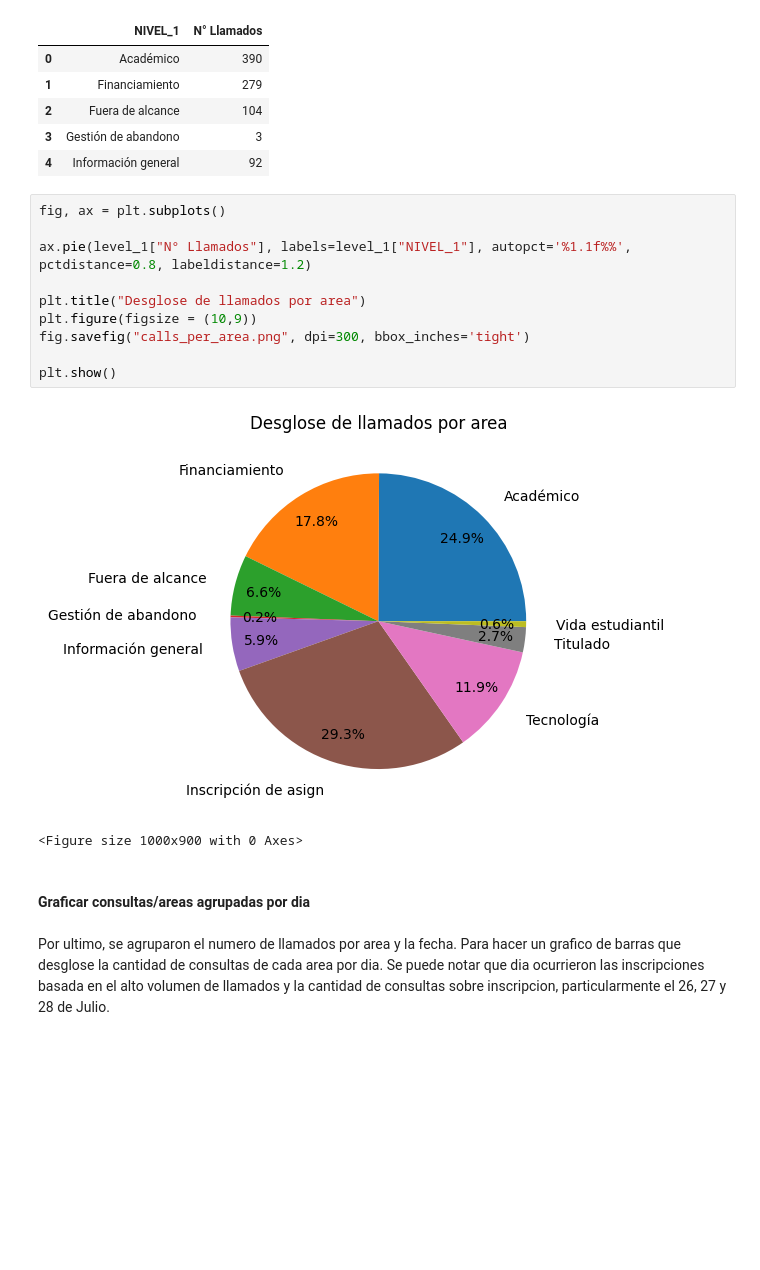
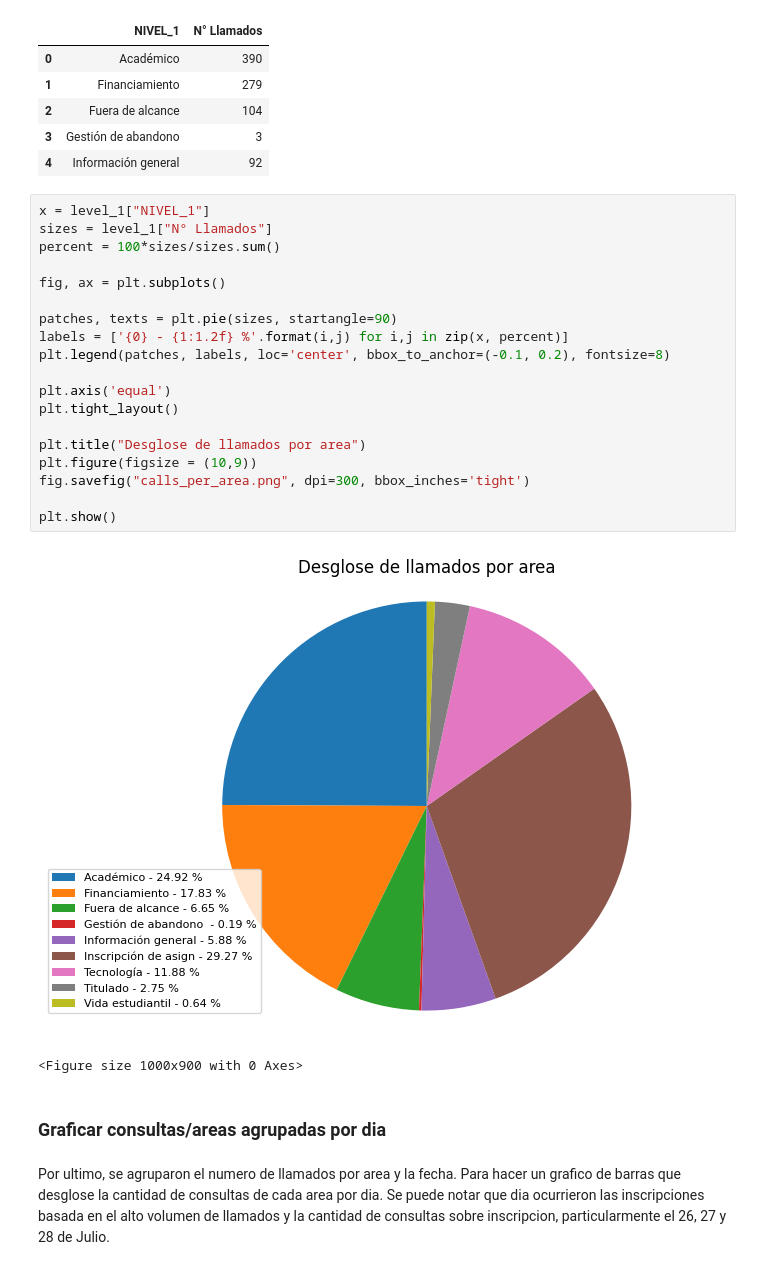
Before and after one commit to jmejiasb/call_analysis, a Jupyter notebook: analysis.ipynb, the cells around one changed output. Cells and saved outputs as stored; diff of their text form; blank space fills up the shorter version.

Commit message:
add more graphs

```diff
--- a/analysis.ipynb
+++ b/analysis.ipynb
@@ -197,21 +198,30 @@ level_1.head()
 | 2 | Fuera de alcance | 104 |
 | 3 | Gestión de abandono | 3 |
 | 4 | Información general | 92 |
-# %%
-fig, ax = plt.subplots()
-
-ax.pie(level_1["N° Llamados"], labels=level_1["NIVEL_1"], autopct='%1.1f%%', pctdistance=0.8, labeldistance=1.2)
-
-plt.title("Desglose de llamados por area")
-plt.figure(figsize = (10,9))
-fig.savefig("calls_per_area.png", dpi=300, bbox_inches='tight')
-
-plt.show()
-# %% [output]
-[figure, removed]
-<Figure size 1000x900 with 0 Axes>
+# %%
+x = level_1["NIVEL_1"]
+sizes = level_1["N° Llamados"]
+percent = 100*sizes/sizes.sum()
+
+fig, ax = plt.subplots()
+
+patches, texts = plt.pie(sizes, startangle=90)
+labels = ['{0} - {1:1.2f} %'.format(i,j) for i,j in zip(x, percent)]
+plt.legend(patches, labels, loc='center', bbox_to_anchor=(-0.1, 0.2), fontsize=8)
+
+plt.axis('equal')
+plt.tight_layout()
+
+plt.title("Desglose de llamados por area")
+plt.figure(figsize = (10,9))
+fig.savefig("calls_per_area.png", dpi=300, bbox_inches='tight')
+
+plt.show()
+# %% [output]
+[figure, added]
+<Figure size 1000x900 with 0 Axes>
 # %% [markdown]
-#### Graficar consultas/areas agrupadas por dia
+### Graficar consultas/areas agrupadas por dia
 # %% [markdown]
 Por ultimo, se agruparon el numero de llamados por area y la fecha. Para hacer un grafico de barras que desglose la cantidad de consultas de cada area por dia. Se puede notar que dia ocurrieron las inscripciones basada en el alto volumen de llamados y la cantidad de consultas sobre inscripcion, particularmente el 26, 27 y 28 de Julio.
 # %%
```
Also changed, not shown: parts of 18 cells of this notebook, 4 other files.
